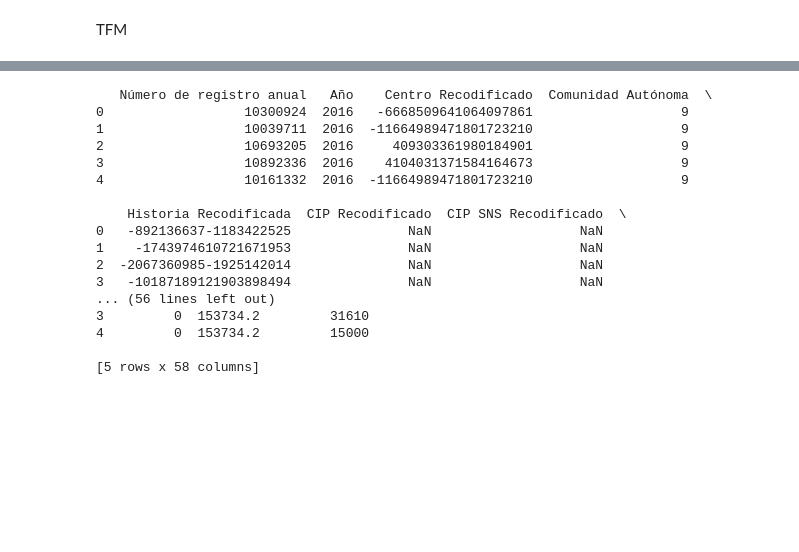
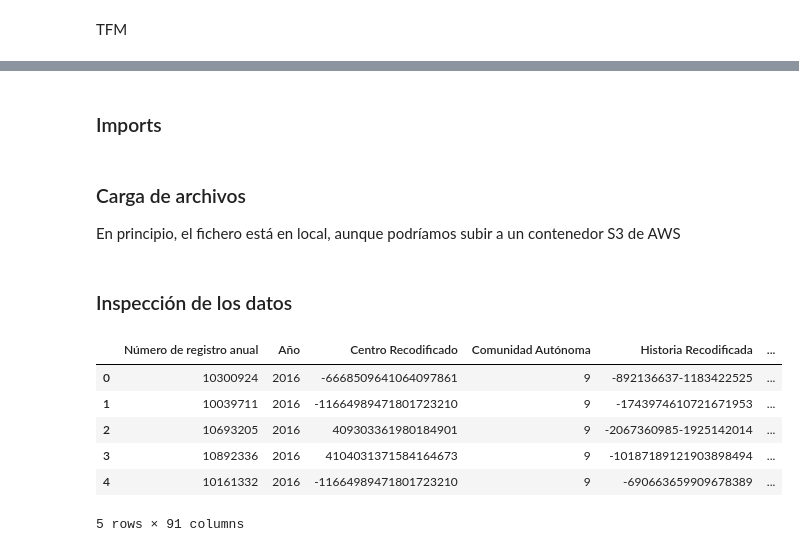
Before and after one commit to hlopezluis/unir-tfm, a Jupyter notebook: sources/scripts python/initial load.ipynb, the cells around one changed output, grey strips where cells are left out. Saved outputs shown, nothing was run; the diff lists cells and outputs as text; code cells hidden in the pictures; blank space fills up the shorter version.

```diff
--- a/sources/scripts python/initial load.ipynb
+++ b/sources/scripts python/initial load.ipynb
@@ -3,2 +8,4 @@ TFM
+# %% [markdown]
+### Imports
 # %%
 import pandas as pd
@@ -6,30 +15,22 @@ import re
+# %% [markdown]
+### Carga de archivos
+En principio, el fichero está en local, aunque podríamos subir a un contenedor S3 de AWS
 # %%
 # Cargar archivos
 # Ruta al archivo (usa raw string o slashes normales)
-ruta1 = r"C:/Users/ABY/Documents/dataset/RAECMBD_454_20230806-124929.txt"
-# Ruta al archivo (usa raw string o slashes normales)
-ruta2 = r"C:/Users/ABY/Documents/dataset/CMBD_454_20230806-124833.txt"
+ruta1 = r"../../datasets/RAECMBD_454_20230806-124929.csv"
 
-df1 = pd.read_csv(ruta1, sep=';', encoding='utf-8', low_memory=False, nrows=1000)
-df2 = pd.read_csv(ruta2, sep=';', encoding='utf-8', low_memory=False, nrows=1000)
-
-print(df1.head())
-print(df2.head())
+df = pd.read_csv(ruta1, sep=';', encoding='utf-8', low_memory=False, nrows=1000)
-# %% [output]
-   Número de registro anual   Año    Centro Recodificado  Comunidad Autónoma  \
-0                  10300924  2016   -6668509641064097861                   9
-1                  10039711  2016  -11664989471801723210                   9
-2                  10693205  2016     409303361980184901                   9
-3                  10892336  2016    4104031371584164673                   9
-4                  10161332  2016  -11664989471801723210                   9
-
-    Historia Recodificada  CIP Recodificado  CIP SNS Recodificado  \
-0   -892136637-1183422525               NaN                   NaN
-1    -1743974610721671953               NaN                   NaN
-2  -2067360985-1925142014               NaN                   NaN
-3   -10187189121903898494               NaN                   NaN
-... (56 lines left out)
-3         0  153734.2         31610
-4         0  153734.2         15000
-
-[5 rows x 58 columns]
+# %% [markdown]
+### Inspección de los datos
+# %%
+# Mostrar primeras fileas
+df.head()
+# %% [output]
+|  | Número de registro anual | Año | Centro Recodificado | Comunidad Autónoma | Historia Recodificada | ... |
+| 0 | 10300924 | 2016 | -6668509641064097861 | 9 | -892136637-1183422525 | ... |
+| 1 | 10039711 | 2016 | -11664989471801723210 | 9 | -1743974610721671953 | ... |
+| 2 | 10693205 | 2016 | 409303361980184901 | 9 | -2067360985-1925142014 | ... |
+| 3 | 10892336 | 2016 | 4104031371584164673 | 9 | -10187189121903898494 | ... |
+| 4 | 10161332 | 2016 | -11664989471801723210 | 9 | -690663659909678389 | ... |
+5 rows × 91 columns
```
Also changed, not shown: parts of 22 cells of this notebook.
